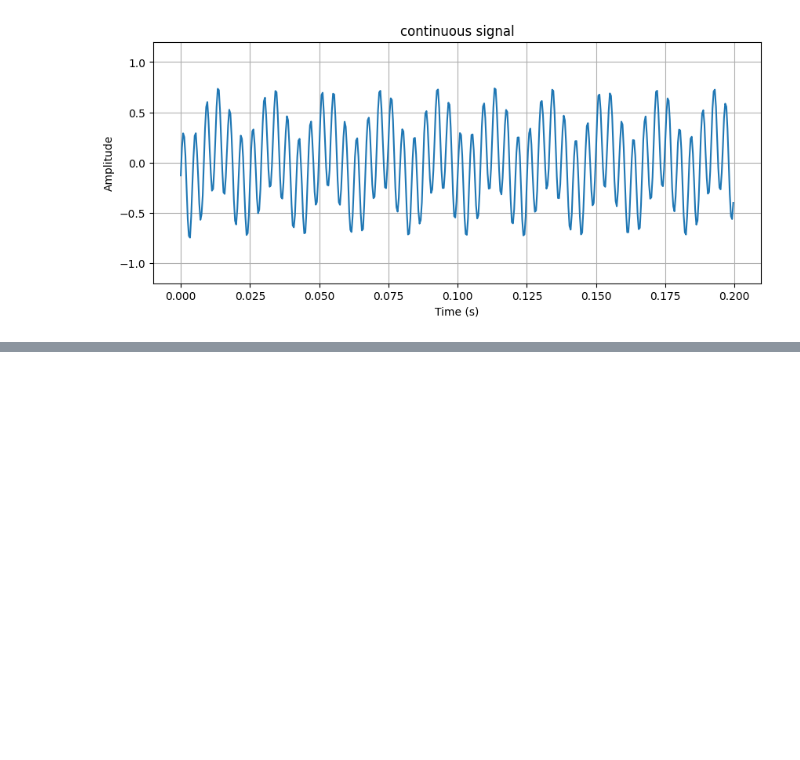
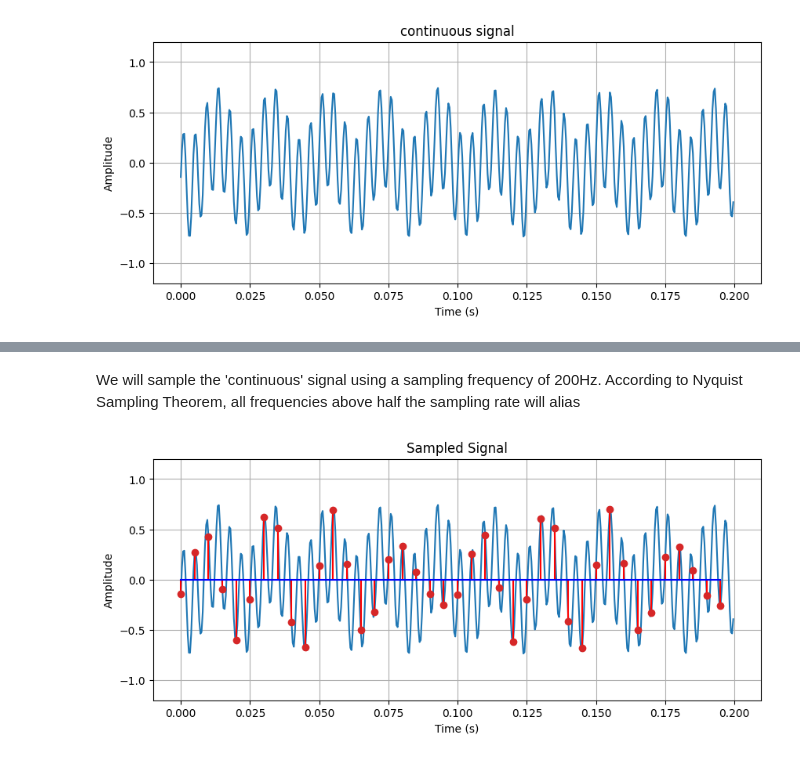
Before and after one commit to himanshudutta11/RFSoC_notebooks, a Jupyter notebook: notebook_B/adc_dac.ipynb, the cells around one changed output, grey strips where cells are left out. Cells and saved outputs as stored; diff of their text form; code cells hidden in the pictures; blank space fills up the shorter version.

```diff
--- a/notebook_B/adc_dac.ipynb
+++ b/notebook_B/adc_dac.ipynb
@@ -39,0 +58,15 @@ hf.plot_timeseries("continuous signal",
+# %% [markdown]
+We will sample the 'continuous' signal using a sampling frequency of 200Hz. According to Nyquist Sampling Theorem, all frequencies above half the sampling rate will alias
+# %%
+# Sampled signal
+fs = 200
+x = np.arange(0, t, 1/fs)   # Discrete time i.e. sampled time period
+N = np.size(x)
+y = y_cont[0::fs_cont//fs]  # Get sampled signal
+
+# Plot the sampled signal
+hf.plot_timeseries("Sampled Signal",
+                   [x_cont, x], [y_cont, y],
+                   ['continuous','discrete'])
+# %% [output]
+[figure, added]
```
Also changed, not shown: parts of 10 cells of this notebook, 1 other file.
